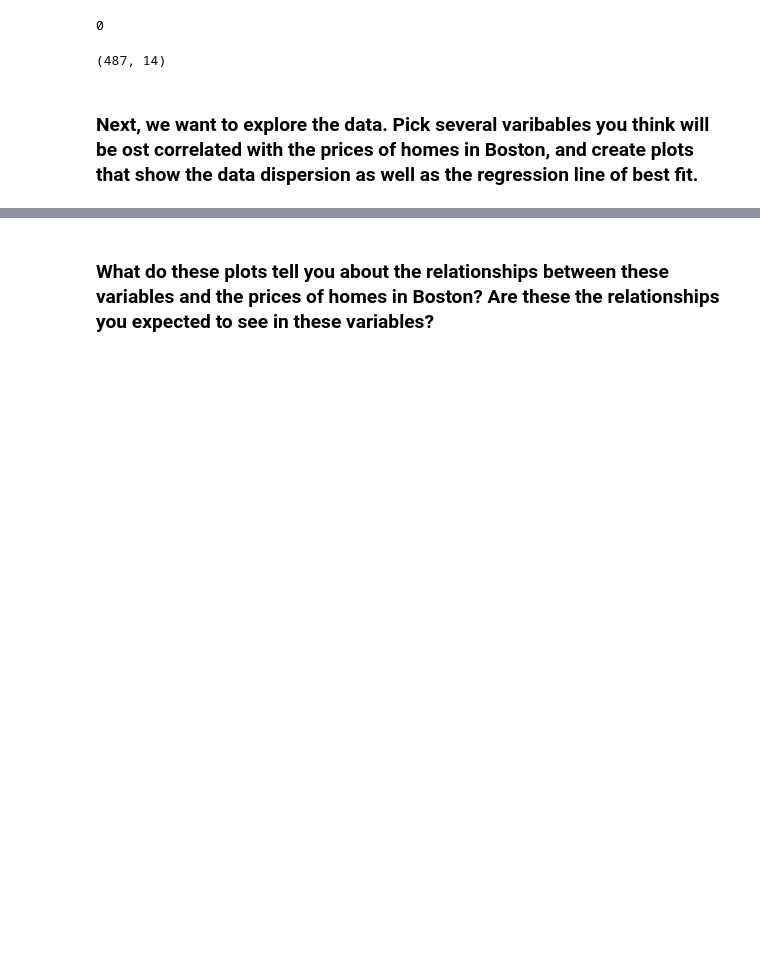
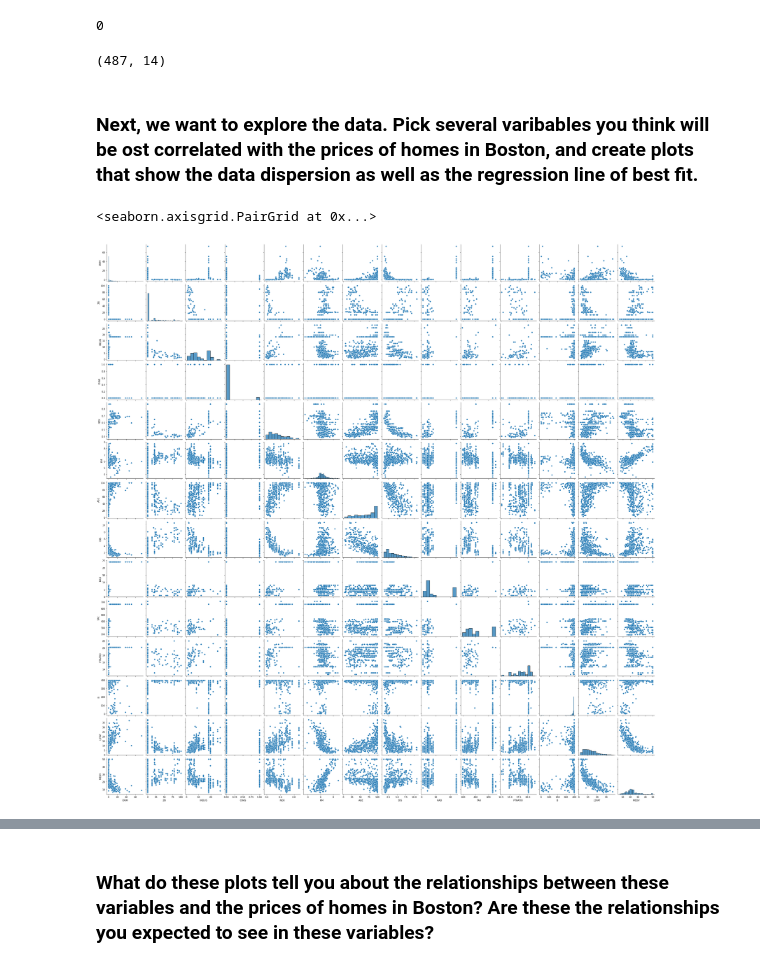
Before and after one commit to ironhack-bcn-data-pt/50-lab-problems-with-ML, a Jupyter notebook: your-code/lab_boston_housing.ipynb, the cells around one changed output, grey strips where cells are left out. Saved outputs shown, nothing was run; the diff lists cells and outputs as text; code cells hidden in the pictures; blank space fills up the shorter version.

```diff
--- a/your-code/lab_boston_housing.ipynb
+++ b/your-code/lab_boston_housing.ipynb
@@ -147,3 +147,7 @@ df.shape
 ### Next, we want to explore the data. Pick several varibables you think will be ost correlated with the prices of homes in Boston, and create plots that show the data dispersion as well as the regression line of best fit.
 # %%
 # Your plots here
+sns.pairplot(df)
+# %% [output]
+<seaborn.axisgrid.PairGrid at 0x...>
+[figure, added]
```
Also changed, not shown: parts of 11 cells of this notebook.
